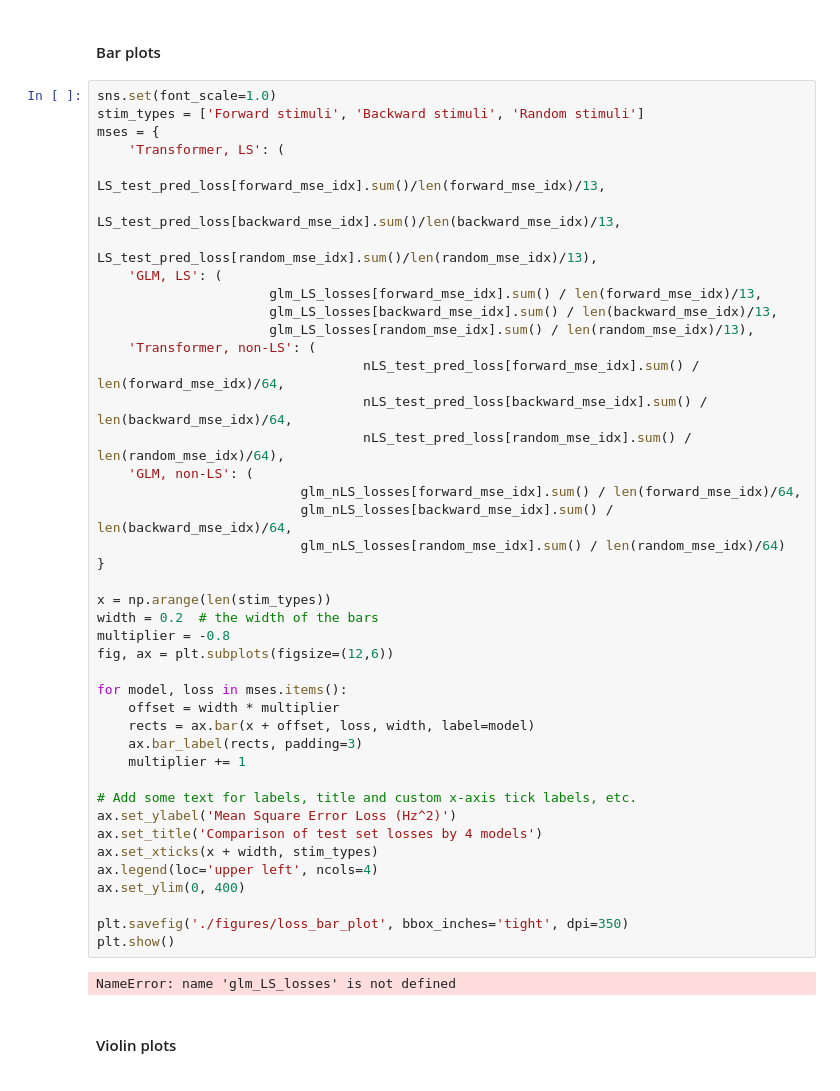
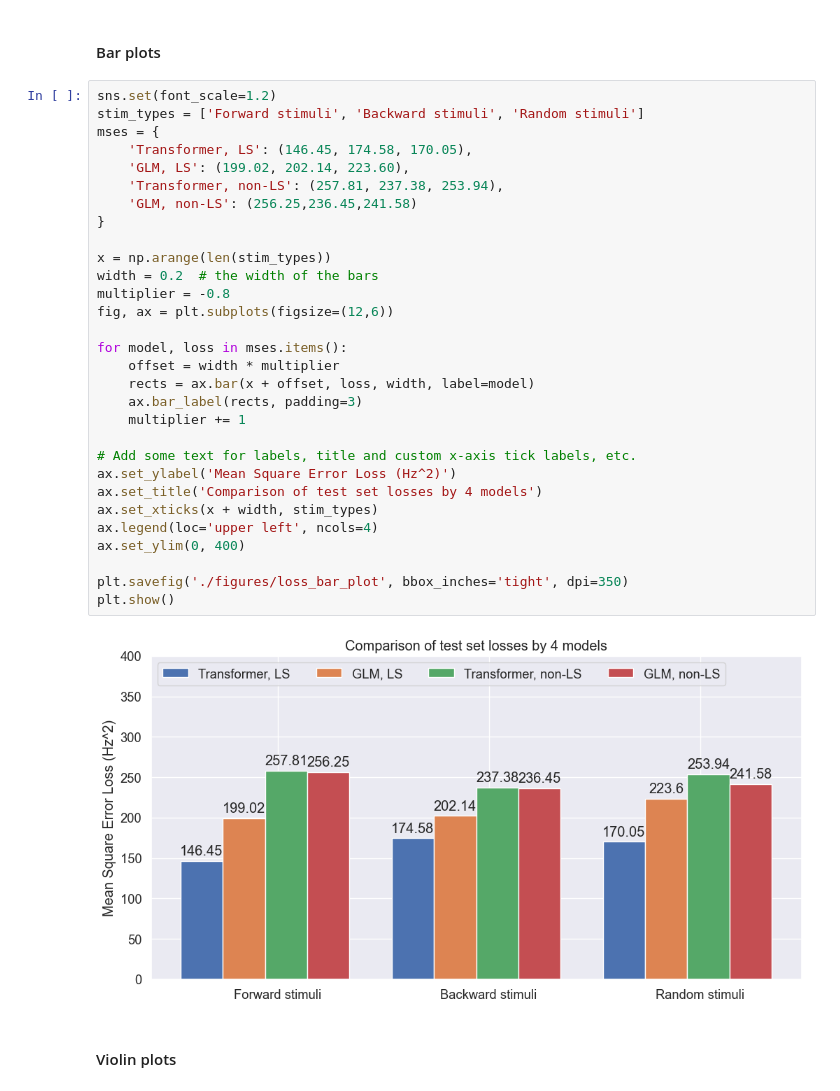
Before and after one commit to cngzlsh/approx_brain, a Jupyter notebook: poster.ipynb, the cells around one changed output. Drawn from its saved outputs; the diff is of its cells as text.

```diff
--- a/poster.ipynb
+++ b/poster.ipynb
@@ -900,49 +906,37 @@ torch.Size([500, 1, 77])
 # %% [markdown]
 #### Bar plots
 # %%
-sns.set(font_scale=1.0)
+sns.set(font_scale=1.2)
 stim_types = ['Forward stimuli', 'Backward stimuli', 'Random stimuli']
 mses = {
-    'Transformer, LS': (
-                              LS_test_pred_loss[forward_mse_idx].sum()/len(forward_mse_idx)/13,
-                              LS_test_pred_loss[backward_mse_idx].sum()/len(backward_mse_idx)/13,
-                              LS_test_pred_loss[random_mse_idx].sum()/len(random_mse_idx)/13),
-    'GLM, LS': (
-                      glm_LS_losses[forward_mse_idx].sum() / len(forward_mse_idx)/13,
-                      glm_LS_losses[backward_mse_idx].sum() / len(backward_mse_idx)/13,
-                      glm_LS_losses[random_mse_idx].sum() / len(random_mse_idx)/13),
-    'Transformer, non-LS': (
-                                  nLS_test_pred_loss[forward_mse_idx].sum() / len(forward_mse_idx)/64,
-                                  nLS_test_pred_loss[backward_mse_idx].sum() / len(backward_mse_idx)/64,
-                                  nLS_test_pred_loss[random_mse_idx].sum() / len(random_mse_idx)/64),
-    'GLM, non-LS': (
-                          glm_nLS_losses[forward_mse_idx].sum() / len(forward_mse_idx)/64,
-                          glm_nLS_losses[backward_mse_idx].sum() / len(backward_mse_idx)/64,
-                          glm_nLS_losses[random_mse_idx].sum() / len(random_mse_idx)/64)
+    'Transformer, LS': (146.45, 174.58, 170.05),
+    'GLM, LS': (199.02, 202.14, 223.60),
+    'Transformer, non-LS': (257.81, 237.38, 253.94),
+    'GLM, non-LS': (256.25,236.45,241.58)
 }
 
 x = np.arange(len(stim_types))
 width = 0.2  # the width of the bars
 multiplier = -0.8
 fig, ax = plt.subplots(figsize=(12,6))
 
 for model, loss in mses.items():
     offset = width * multiplier
     rects = ax.bar(x + offset, loss, width, label=model)
     ax.bar_label(rects, padding=3)
     multiplier += 1
 
 # Add some text for labels, title and custom x-axis tick labels, etc.
 ax.set_ylabel('Mean Square Error Loss (Hz^2)')
 ax.set_title('Comparison of test set losses by 4 models')
 ax.set_xticks(x + width, stim_types)
 ax.legend(loc='upper left', ncols=4)
 ax.set_ylim(0, 400)
 
 plt.savefig('./figures/loss_bar_plot', bbox_inches='tight', dpi=350)
 plt.show()
 # %% [output]
-NameError: name 'glm_LS_losses' is not defined
+[figure, added]
 # %% [markdown]
 #### Violin plots
 # %%
```
Also changed, not shown: parts of 3 cells of this notebook, 1 other file.
